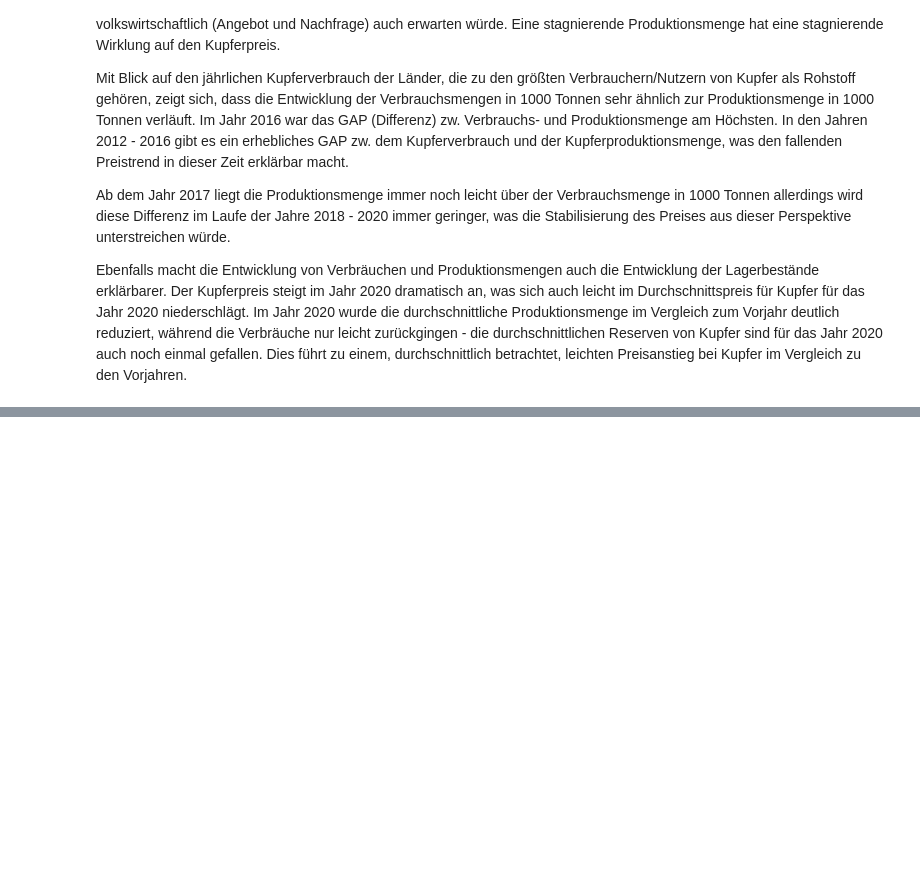
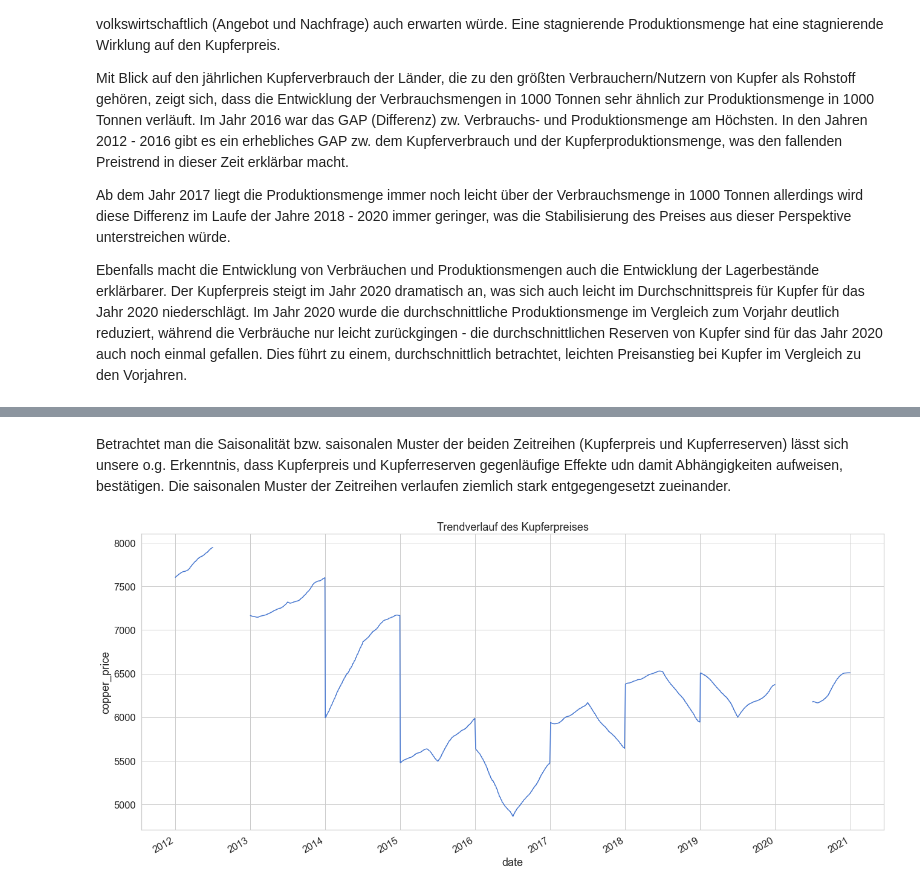
Before and after one commit to andreashrb/Python_for_ML_Project, a Jupyter notebook: interim_results/Copper_DataExploration_Sebastian.ipynb, the cells around one changed output, grey strips where cells are left out. Cells and saved outputs as stored; diff of their text form; code cells hidden in the pictures; blank space fills up the shorter version.

```diff
--- a/interim_results/Copper_DataExploration_Sebastian.ipynb
+++ b/interim_results/Copper_DataExploration_Sebastian.ipynb
@@ -593,0 +620,12 @@ Die hier genannten und analysierten Features, sowohl tagesbezogen (Kupferpreis u
+# %% [markdown]
+Betrachtet man die Saisonalität bzw. saisonalen Muster der beiden Zeitreihen (Kupferpreis und Kupferreserven) lässt sich unsere o.g. Erkenntnis, dass Kupferpreis und Kupferreserven gegenläufige Effekte udn damit Abhängigkeiten aufweisen, bestätigen.
+Die saisonalen Muster der Zeitreihen verlaufen ziemlich stark entgegengesetzt zueinander.
+# %%
+# Plotten des Trendverlaufs des Kupferpreises in der gegebenen Zeitreihe von 2012-2020
+
+decomposition.trend.plot()
+plt.ylabel('copper_price')
+plt.title('Trendverlauf des Kupferpreises')
+plt.show()
+# %% [output]
+[figure, added]
```
Also changed, not shown: parts of 31 cells of this notebook.
